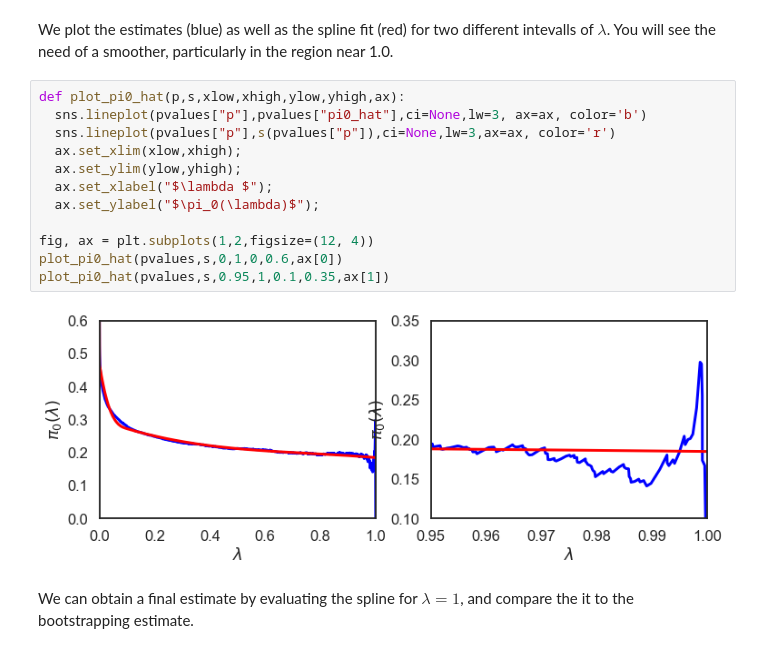
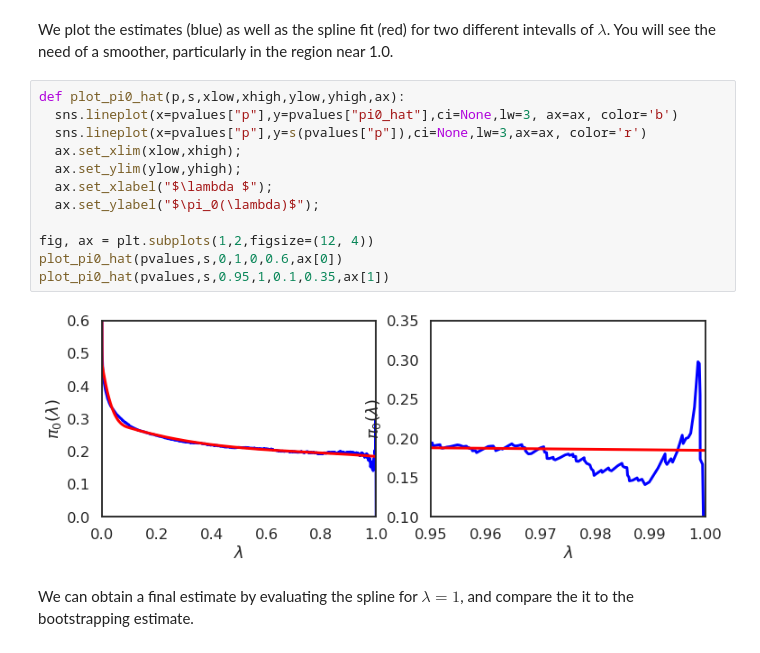
Before and after one commit to statisticalbiotechnology/cb2030, a Jupyter notebook: nb/multiplehypo/qvalue.ipynb, the cells around one changed output. Cells and saved outputs as stored; diff of their text form.

```diff
--- a/nb/multiplehypo/qvalue.ipynb
+++ b/nb/multiplehypo/qvalue.ipynb
@@ -179,18 +181,18 @@ s = UnivariateSpline(pvalues["p"],pvalues["pi0_hat"], k=3,s=10)
 We plot the estimates (blue) as well as the spline fit (red) for two different intevalls of $\lambda$. You will see the need of a smoother, particularly in the region near 1.0.
 # %%
 def plot_pi0_hat(p,s,xlow,xhigh,ylow,yhigh,ax):
-  sns.lineplot(pvalues["p"],pvalues["pi0_hat"],ci=None,lw=3, ax=ax, color='b')
-  sns.lineplot(pvalues["p"],s(pvalues["p"]),ci=None,lw=3,ax=ax, color='r')
+  sns.lineplot(x=pvalues["p"],y=pvalues["pi0_hat"],ci=None,lw=3, ax=ax, color='b')
+  sns.lineplot(x=pvalues["p"],y=s(pvalues["p"]),ci=None,lw=3,ax=ax, color='r')
   ax.set_xlim(xlow,xhigh);
   ax.set_ylim(ylow,yhigh);
   ax.set_xlabel("$\lambda $");
   ax.set_ylabel("$\pi_0(\lambda)$");
 
 fig, ax = plt.subplots(1,2,figsize=(12, 4))
 plot_pi0_hat(pvalues,s,0,1,0,0.6,ax[0])
 plot_pi0_hat(pvalues,s,0.95,1,0.1,0.35,ax[1])
 # %% [output]
-[figure, old version]
+[figure, new version]
 # %% [markdown]
 We can obtain a final estimate by evaluating the spline for $\lambda=1$, and compare the it to the bootstrapping estimate.
 # %%
```
Also changed, not shown: parts of 10 cells of this notebook, 2 other files.
